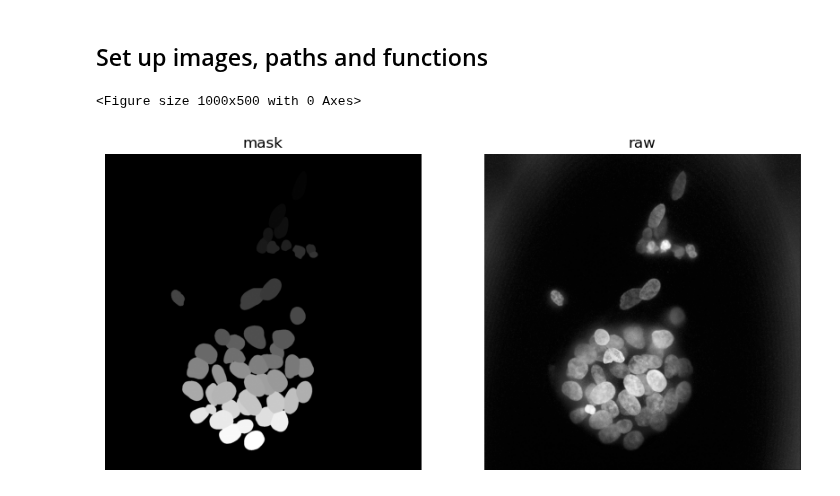
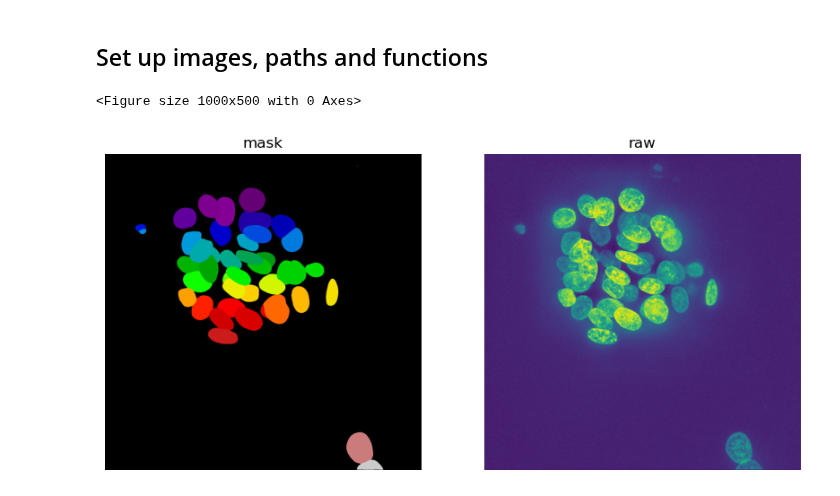
Before and after one commit to WayScience/NF1_2D_organoid_profiling_pipeline, a Jupyter notebook: 3.cell_segmentation/notebooks/0.segment_nuclei.ipynb, the cells around one changed output. Drawn from its saved outputs; the diff is of its cells as text; code cells hidden in the pictures.

```diff
--- a/3.cell_segmentation/notebooks/0.segment_nuclei.ipynb
+++ b/3.cell_segmentation/notebooks/0.segment_nuclei.ipynb
@@ -48,27 +57,27 @@ if not in_notebook:
 else:
     print("Running in a notebook")
     patient = "NF0014_T1"
-    well_fov = "C4-1"
+    well_fov = "C4-2"
     clip_limit = 0.02
     twoD_method = "zmax"
     overwrite = True
 
 if twoD_method == "zmax":
     input_dir = pathlib.Path(
-        f"{image_base_dir}/data/{patient}/2D_analysis/1a.zmax_proj_illum_correction/{well_fov}"
+        f"{image_base_dir}/data/{patient}/2D_analysis/0a.zmax_proj/{well_fov}"
     ).resolve(strict=True)
 elif twoD_method == "middle":
     input_dir = pathlib.Path(
-        f"{image_base_dir}/data/{patient}/2D_analysis/1b.middle_slice_illum_correction/{well_fov}"
+        f"{image_base_dir}/data/{patient}/2D_analysis/0b.middle_slice/{well_fov}"
     ).resolve(strict=True)
 elif twoD_method == "middle_n":
     input_dir = pathlib.Path(
-        f"{image_base_dir}/data/{patient}/2D_analysis/1c.middle_n_slice_max_proj_illum_correction/{well_fov}"
+        f"{image_base_dir}/data/{patient}/2D_analysis/0c.middle_n_slice_max_proj/{well_fov}"
     ).resolve(strict=True)
 else:
     raise ValueError(f"Unknown twoD_method: {twoD_method}")
 
-labels_path = input_dir / f"{well_fov}_nuclei_masks.tiff"
+labels_path = input_dir / f"{well_fov}_nuclei_mask.tiff"
 # %% [output]
 Running in a notebook
 # %% [markdown]
@@ -96,17 +105,17 @@ if overwrite or not labels_path.exists():
 # %%
 if in_notebook:
     plot = plt.figure(figsize=(10, 5))
     plt.figure(figsize=(10, 10))
     plt.subplot(121)
-    plt.imshow(labels, cmap="gray")
+    plt.imshow(labels, cmap="nipy_spectral")
     plt.title("mask")
     plt.axis("off")
 
     plt.subplot(122)
-    plt.imshow(nuclei, cmap="gray")
+    plt.imshow(nuclei, cmap="viridis")
     plt.title("raw")
     plt.axis("off")
     plt.show()
 # %% [output]
 <Figure size 1000x500 with 0 Axes>
-[figure, old version]
+[figure, new version]
```
Also changed, not shown: parts of 3 cells of this notebook, 55 other files.
